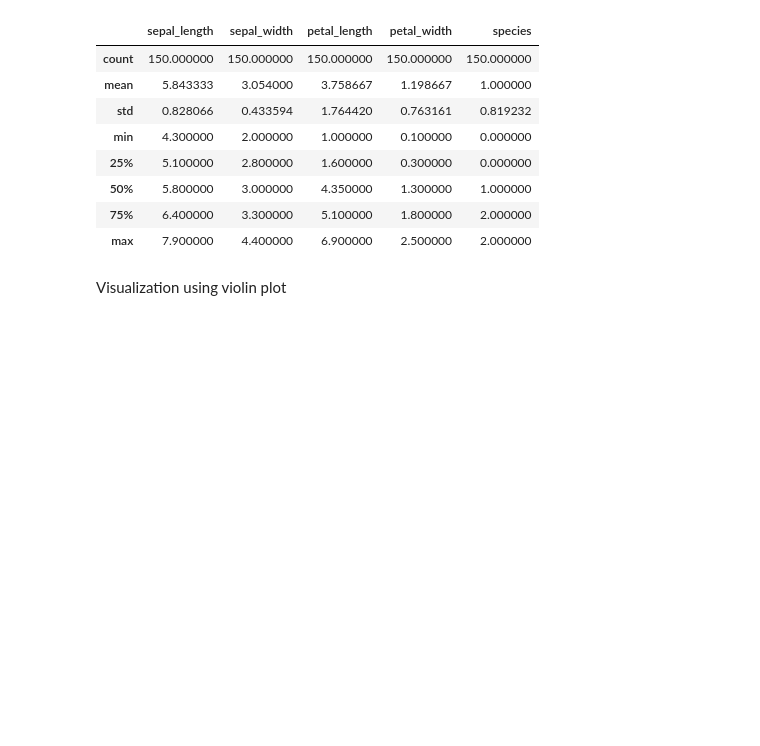
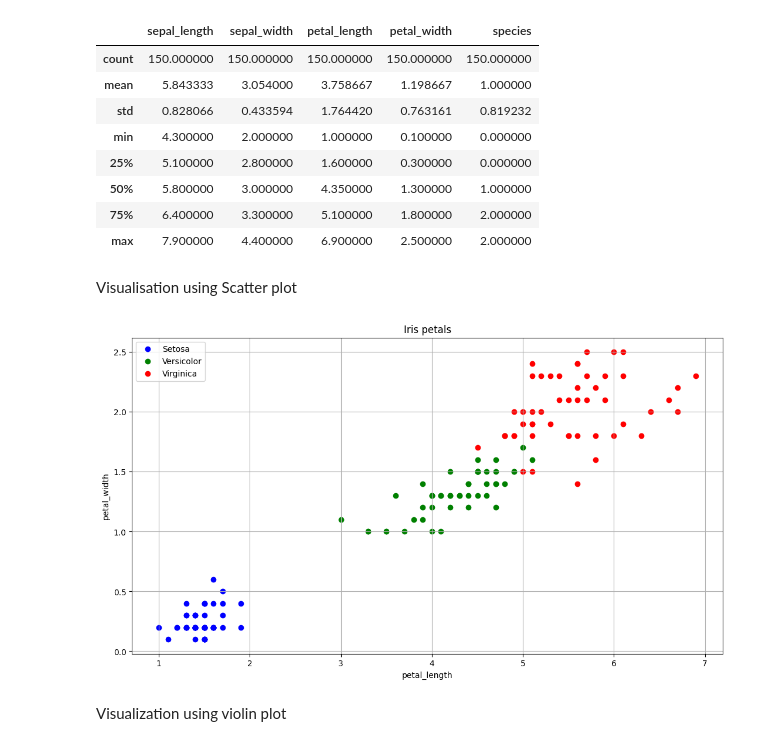
Before and after one commit to gaya3bnair/CCube-Tasks, a Jupyter notebook: AI-ML Corner/Iris Recogniser-CCube-Medium/iris.ipynb, the cells around one changed output. Cells and saved outputs as stored; diff of their text form; code cells hidden in the pictures; blank space fills up the shorter version.

Commit message:
Dataset has been modeled and the necessary graphical representations have been added

```diff
--- a/AI-ML Corner/Iris Recogniser-CCube-Medium/iris.ipynb
+++ b/AI-ML Corner/Iris Recogniser-CCube-Medium/iris.ipynb
@@ -95,6 +95,28 @@ data.describe()
 | 50% | 5.800000 | 3.000000 | 4.350000 | 1.300000 | 1.000000 |
 | 75% | 6.400000 | 3.300000 | 5.100000 | 1.800000 | 2.000000 |
 | max | 7.900000 | 4.400000 | 6.900000 | 2.500000 | 2.000000 |
+# %% [markdown]
+Visualisation using Scatter plot
+# %%
+fig, ax = py.subplots()
+fig.set_size_inches(13, 7)
+setosa=data[data.species ==2]
+versi=data[data.species ==1]
+vir=data[data.species==0]
+
+ax.scatter(setosa['petal_length'], setosa['petal_width'], label="Setosa", facecolor="blue")
+ax.scatter(versi['petal_length'], versi['petal_width'], label="Versicolor", facecolor="green")
+ax.scatter(vir['petal_length'], vir['petal_width'], label="Virginica", facecolor="red")
+
+
+ax.set_xlabel("petal_length")
+ax.set_ylabel("petal_width")
+ax.grid()
+ax.set_title("Iris petals")
+ax.legend()
+py.show()
+# %% [output]
+[figure, added]
 # %% [markdown]
 Visualization using violin plot
 # %%
```
